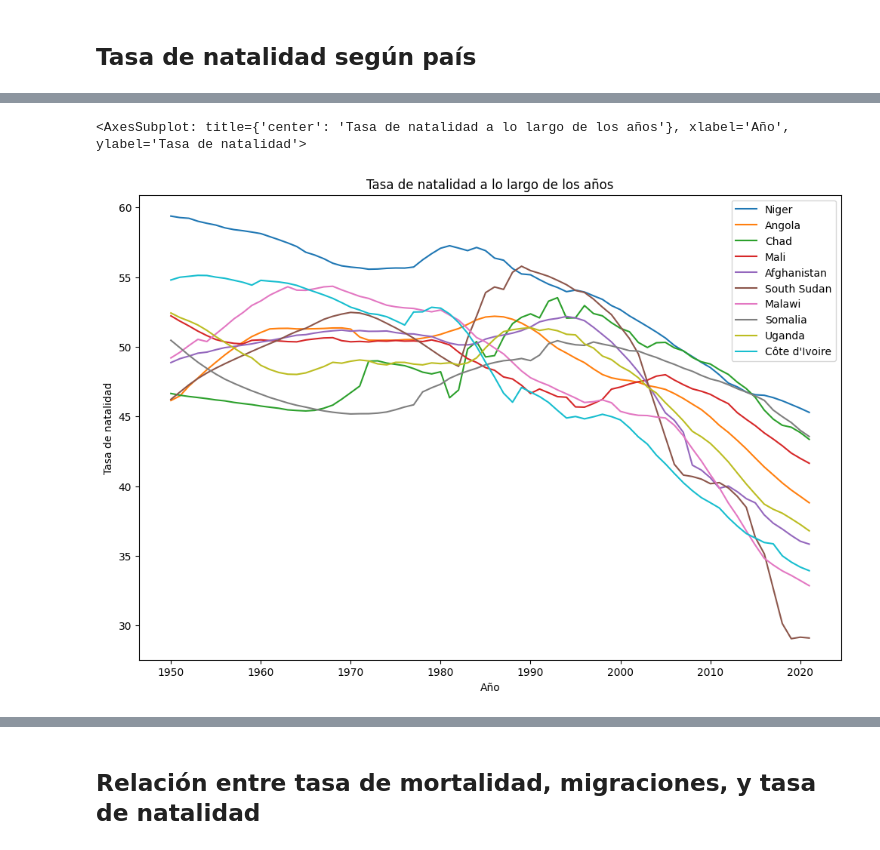
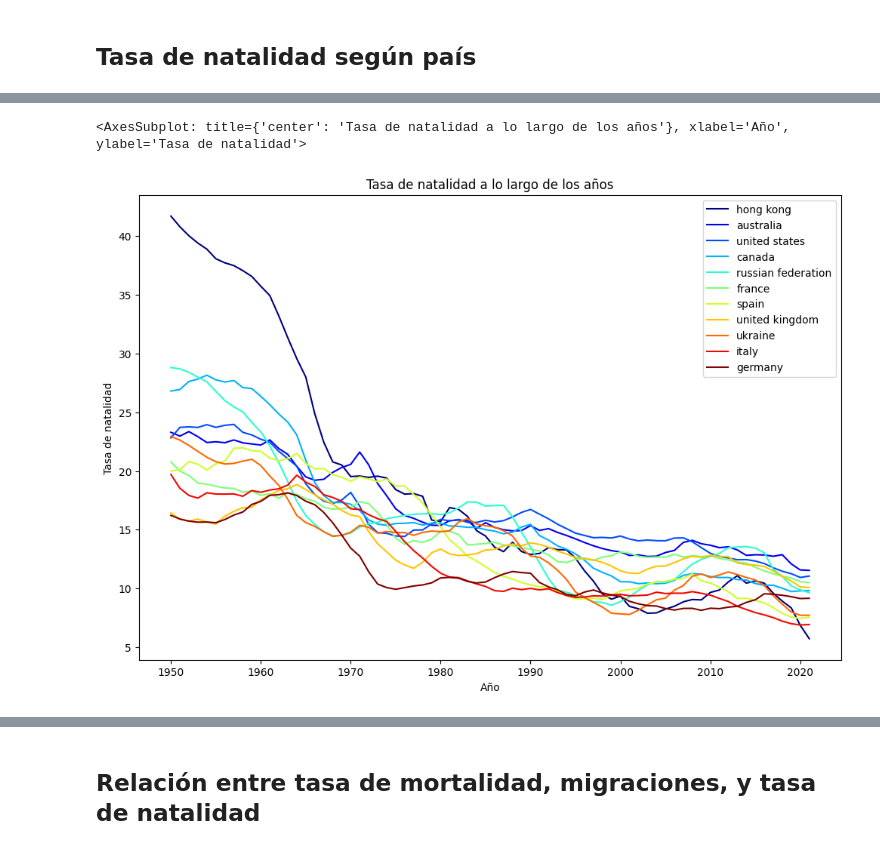
Before and after one commit to akumoth/flujos_migratorios, a Jupyter notebook: notebook/world_population_prospects.ipynb, the cells around one changed output, grey strips where cells are left out. Cells and saved outputs as stored; diff of their text form; code cells hidden in the pictures.

```diff
--- a/notebook/world_population_prospects.ipynb
+++ b/notebook/world_population_prospects.ipynb
@@ -244,3 +238,3 @@ birth_rate_df = (
 # %%
-birth_rate_df.set_index('Region, subregion, country or area *').plot.pie(y='Crude Birth Rate (births per 1,000 population)', figsize=(10,10))
+birth_rate_df.set_index('region').plot.pie(y='crude_birth_rate__births_per_1000_population_', figsize=(10,10),colormap='jet')
 # %% [output]
@@ -249,9 +242,0 @@ birth_rate_df.set_index('Region, subregion, country or area *').plot.pie(y='Crud
-# %%
-birth_rate_countries = birth_rate_df['Region, subregion, country or area *'].unique().tolist()
-birth_rate_df = (
-    wpp_df[(wpp_df.Type == 'Country/Area') & (wpp_df['Region, subregion, country or area *'].isin(birth_rate_countries))]
-    .groupby(['Region, subregion, country or area *','Year'])['Crude Birth Rate (births per 1,000 population)']
-    .mean()
-    .reset_index()
-    .sort_values(by='Year')
-)
@@ -258,4 +245,13 @@ birth_rate_df = (
+# %%
+birth_rate_countries = birth_rate_df['region'].unique().tolist()
+birth_rate_df = (
+    top_df
+    .groupby(['region','year'])['crude_birth_rate__births_per_1000_population_']
+    .mean()
+    .reset_index()
+    .sort_values(by='year')
+)
 # %%
-birth_rate_df2 = pd.DataFrame(index=birth_rate_df.Year.unique(),columns=birth_rate_countries)
+birth_rate_df2 = pd.DataFrame(index=birth_rate_df.year.unique(),columns=birth_rate_countries)
 for i in birth_rate_df2.columns:
-    birth_rate_df2[i] = birth_rate_df[birth_rate_df['Region, subregion, country or area *'] == i].set_index('Year')['Crude Birth Rate (births per 1,000 population)']
+    birth_rate_df2[i] = birth_rate_df[birth_rate_df['region'] == i].set_index('year')['crude_birth_rate__births_per_1000_population_']
@@ -262,5 +265,5 @@ for i in birth_rate_df2.columns:
 # %%
-birth_rate_df2.plot.line(title='Tasa de natalidad a lo largo de los años',figsize=(12,8),ylabel='Tasa de natalidad',xlabel='Año')
+birth_rate_df2.loc[:,'hong kong':].plot.line(title='Tasa de natalidad a lo largo de los años',figsize=(12,8),ylabel='Tasa de natalidad',xlabel='Año',colormap='jet')
 # %% [output]
 <AxesSubplot: title={'center': 'Tasa de natalidad a lo largo de los años'}, xlabel='Año', ylabel='Tasa de natalidad'>
-[figure, old version]
+[figure, new version]
```
Also changed, not shown: parts of 46 cells of this notebook.
